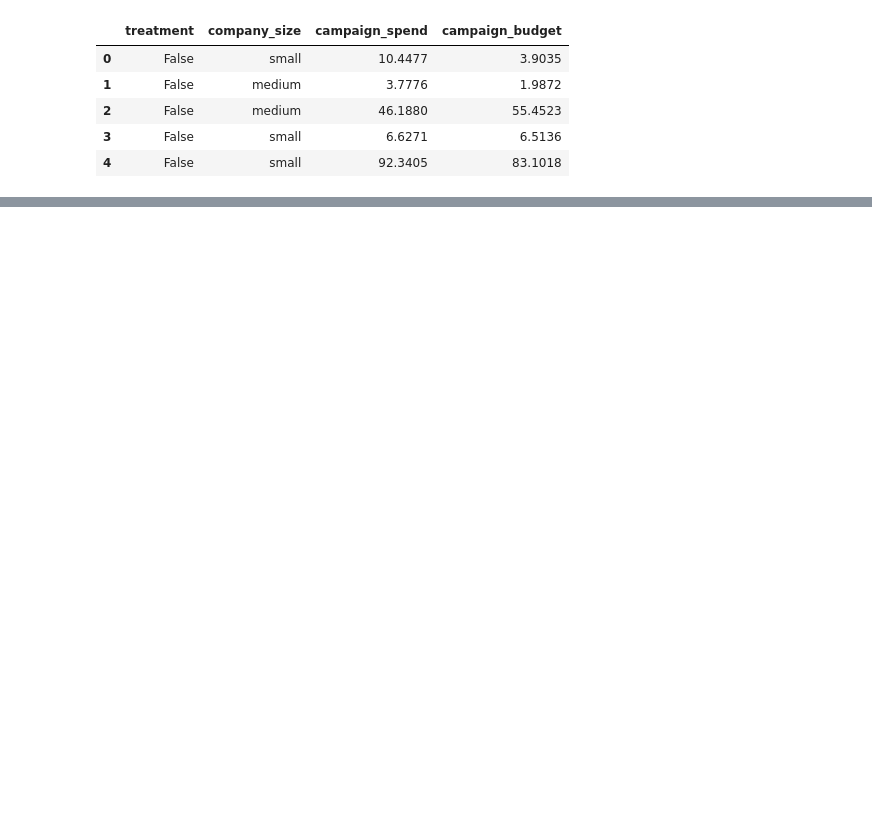
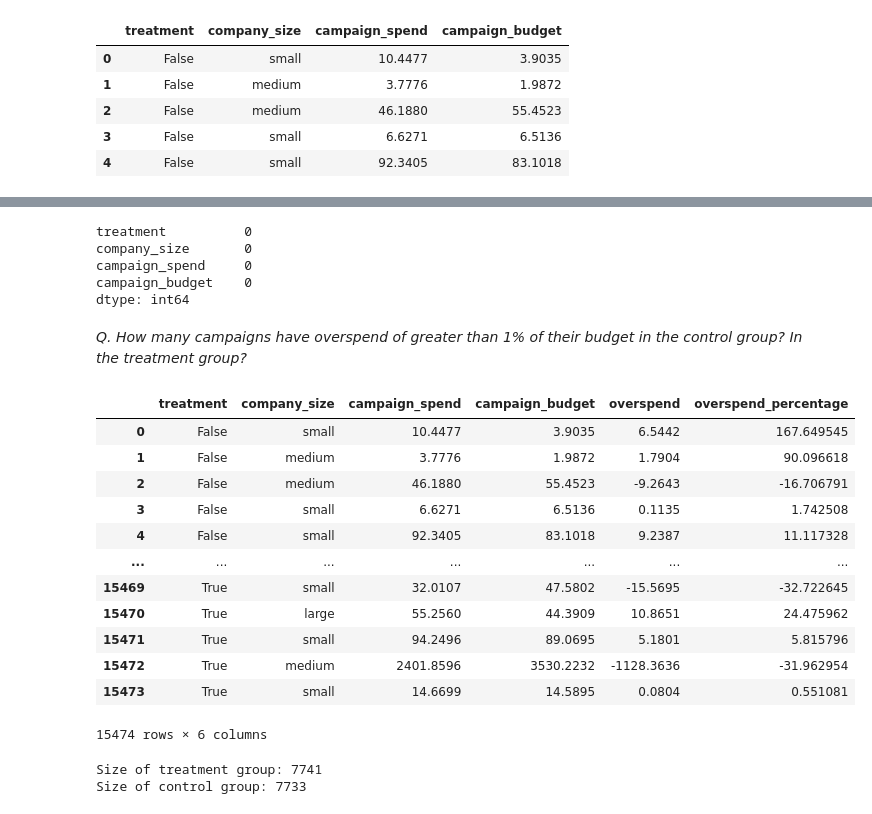
Before and after one commit to patelvishwa1999/VishwaTheAnalyst, a Jupyter notebook: HypothesisTesting.ipynb, the cells around one changed output, grey strips where cells are left out. Cells and saved outputs as stored; diff of their text form; code cells hidden in the pictures; blank space fills up the shorter version.

Commit message:
Overspending Analysis and A/B Testing campaign effectiveness

```diff
--- a/HypothesisTesting.ipynb
+++ b/HypothesisTesting.ipynb
@@ -134,0 +57,10 @@ P-value: 5.491150309591209e-69
+# %%
+df.isna().sum()
+# %% [output]
+treatment          0
+company_size       0
+campaign_spend     0
+campaign_budget    0
+dtype: int64
+# %% [markdown]
+*Q. How many campaigns have overspend of greater than 1% of their budget in the control group? In the treatment group?*
@@ -134,0 +70,38 @@ P-value: 5.491150309591209e-69
+# %%
+import pandas as pd
+import matplotlib.pyplot as plt
+from scipy.stats import mannwhitneyu, shapiro, probplot
+import plotly.express as px
+import plotly.graph_objs as go
+from plotly.subplots import make_subplots
+
+# Load the dataset
+file_path = '/content/takehomes/twitter_1/analytical_take_home_data_v2.csv'
+data = pd.read_csv(file_path)
+
+data['overspend'] = data['campaign_spend'] - data['campaign_budget']
+data['overspend_percentage'] = 100*(data['overspend'] / data['campaign_budget'])
+# %%
+data
+# %% [output]
+|  | treatment | company_size | campaign_spend | campaign_budget | overspend | overspend_percentage |
+| 0 | False | small | 10.4477 | 3.9035 | 6.5442 | 167.649545 |
+| 1 | False | medium | 3.7776 | 1.9872 | 1.7904 | 90.096618 |
+| 2 | False | medium | 46.1880 | 55.4523 | -9.2643 | -16.706791 |
+| 3 | False | small | 6.6271 | 6.5136 | 0.1135 | 1.742508 |
+| 4 | False | small | 92.3405 | 83.1018 | 9.2387 | 11.117328 |
+| ... | ... | ... | ... | ... | ... | ... |
+| 15469 | True | small | 32.0107 | 47.5802 | -15.5695 | -32.722645 |
+| 15470 | True | large | 55.2560 | 44.3909 | 10.8651 | 24.475962 |
+| 15471 | True | small | 94.2496 | 89.0695 | 5.1801 | 5.815796 |
+| 15472 | True | medium | 2401.8596 | 3530.2232 | -1128.3636 | -31.962954 |
+| 15473 | True | small | 14.6699 | 14.5895 | 0.0804 | 0.551081 |
+15474 rows × 6 columns
+# %%
+treatment_group = data[data['treatment'] == True]
+control_group = data[data['treatment'] == False]
+print(f"Size of treatment group: {treatment_group.shape[0]}")
+print(f"Size of control group: {control_group.shape[0]}")
+# %% [output]
+Size of treatment group: 7741
+Size of control group: 7733
```
Also changed, not shown: parts of 28 cells of this notebook.
